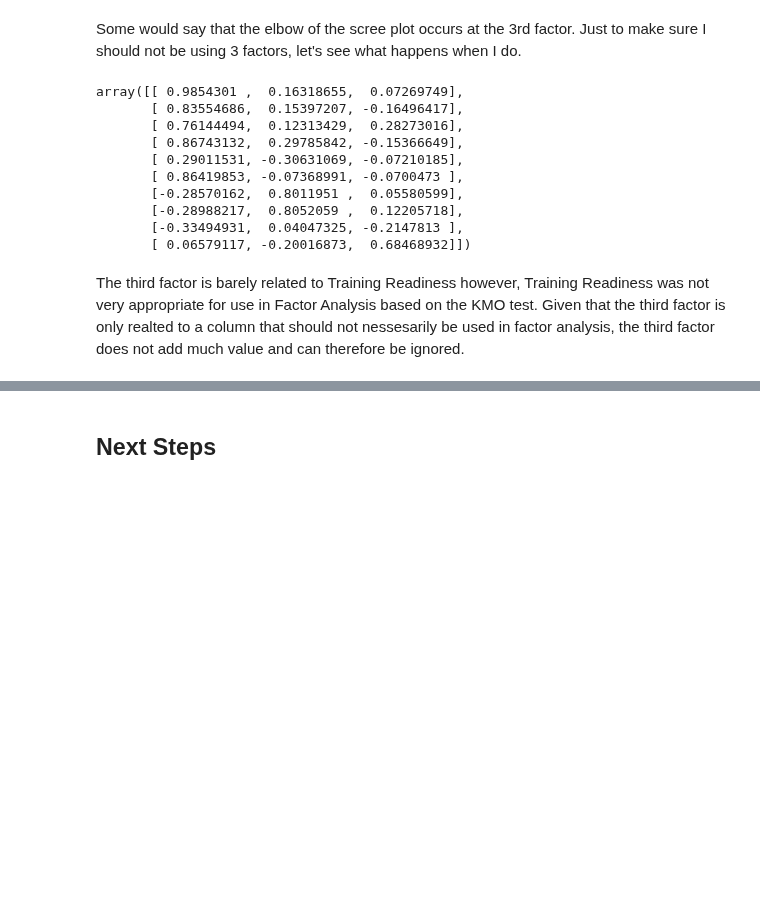
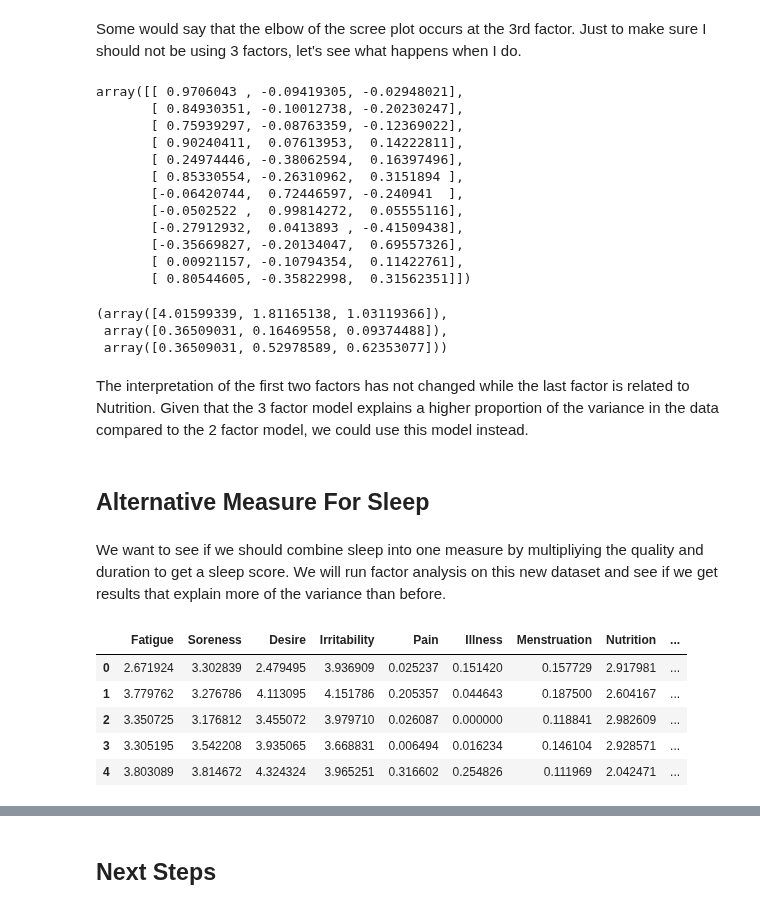
Before and after one commit to JoeRoussy/sta2453-project-1, a Jupyter notebook: wellness_factor_analysis_joe.ipynb, the cells around one changed output, grey strips where cells are left out. Drawn from its saved outputs; the diff is of its cells as text; code cells hidden in the pictures; blank space fills up the shorter version.

```diff
--- a/wellness_factor_analysis_joe.ipynb
+++ b/wellness_factor_analysis_joe.ipynb
@@ -482,20 +523,44 @@ This 2 factor model explains `56.5%` of the variance which is adequate.
 # %% [markdown]
 Some would say that the elbow of the scree plot occurs at the 3rd factor. Just to make sure I should not be using 3 factors, let's see what happens when I do.
 # %%
-fa_alt = FactorAnalyzer(n_factors=3, rotation=None) # No need to perform roation when we are using 1 factor.
+fa_alt = FactorAnalyzer(n_factors=3, rotation='varimax')
 
 fa_alt.fit(wellness_df)
 fa_alt.loadings_
 # %% [output]
-array([[ 0.9854301 ,  0.16318655,  0.07269749],
-       [ 0.83554686,  0.15397207, -0.16496417],
-       [ 0.76144494,  0.12313429,  0.28273016],
-       [ 0.86743132,  0.29785842, -0.15366649],
-       [ 0.29011531, -0.30631069, -0.07210185],
-       [ 0.86419853, -0.07368991, -0.0700473 ],
-       [-0.28570162,  0.8011951 ,  0.05580599],
-       [-0.28988217,  0.8052059 ,  0.12205718],
-       [-0.33494931,  0.04047325, -0.2147813 ],
-       [ 0.06579117, -0.20016873,  0.68468932]])
+array([[ 0.9706043 , -0.09419305, -0.02948021],
+       [ 0.84930351, -0.10012738, -0.20230247],
+       [ 0.75939297, -0.08763359, -0.12369022],
+       [ 0.90240411,  0.07613953,  0.14222811],
+       [ 0.24974446, -0.38062594,  0.16397496],
+       [ 0.85330554, -0.26310962,  0.3151894 ],
+       [-0.06420744,  0.72446597, -0.240941  ],
+       [-0.0502522 ,  0.99814272,  0.05555116],
+       [-0.27912932,  0.0413893 , -0.41509438],
+       [-0.35669827, -0.20134047,  0.69557326],
+       [ 0.00921157, -0.10794354,  0.11422761],
+       [ 0.80544605, -0.35822998,  0.31562351]])
-# %% [markdown]
-The third factor is barely related to Training Readiness however, Training Readiness was not very appropriate for use in Factor Analysis based on the KMO test. Given that the third factor is only realted to a column that should not nessesarily be used in factor analysis, the third factor does not add much value and can therefore be ignored.
+# %%
+fa_alt.get_factor_variance()
+# %% [output]
+(array([4.01599339, 1.81165138, 1.03119366]),
+ array([0.36509031, 0.16469558, 0.09374488]),
+ array([0.36509031, 0.52978589, 0.62353077]))
+# %% [markdown]
+The interpretation of the first two factors has not changed while the last factor is related to Nutrition. Given that the 3 factor model explains a higher proportion of the variance in the data compared to the 2 factor model, we could use this model instead.
+# %% [markdown]
+## Alternative Measure For Sleep
+# %% [markdown]
+We want to see if we should combine sleep into one measure by multipliying the quality and duration to get a sleep score. We will run factor analysis on this new dataset and see if we get results that explain more of the variance than before.
+# %%
+wellness_df_alt = wellness_df
+wellness_df_alt['SleepScore'] = wellness_df_alt['SleepQuality'] * wellness_df_alt['SleepHours']
+wellness_df_alt = wellness_df_alt.drop(columns=['SleepQuality', 'SleepHours'])
+wellness_df_alt.head()
+# %% [output]
+|  | Fatigue | Soreness | Desire | Irritability | Pain | Illness | Menstruation | Nutrition | ... |
+| 0 | 2.671924 | 3.302839 | 2.479495 | 3.936909 | 0.025237 | 0.151420 | 0.157729 | 2.917981 | ... |
+| 1 | 3.779762 | 3.276786 | 4.113095 | 4.151786 | 0.205357 | 0.044643 | 0.187500 | 2.604167 | ... |
+| 2 | 3.350725 | 3.176812 | 3.455072 | 3.979710 | 0.026087 | 0.000000 | 0.118841 | 2.982609 | ... |
+| 3 | 3.305195 | 3.542208 | 3.935065 | 3.668831 | 0.006494 | 0.016234 | 0.146104 | 2.928571 | ... |
+| 4 | 3.803089 | 3.814672 | 4.324324 | 3.965251 | 0.316602 | 0.254826 | 0.111969 | 2.042471 | ... |
```
Also changed, not shown: parts of 49 cells of this notebook, 3 other files.
